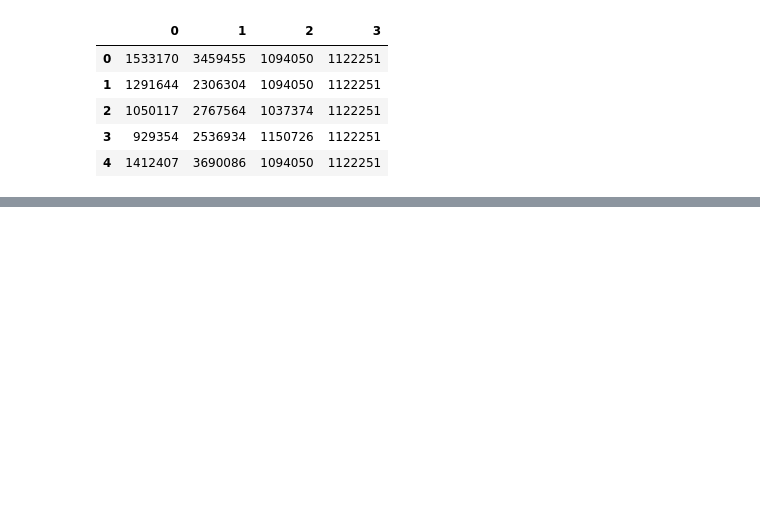
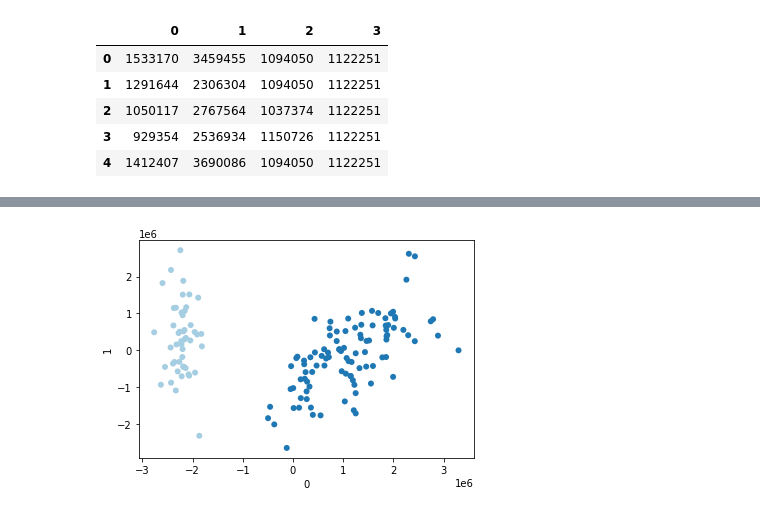
Before and after one commit to mdronski/agh-um-gaussian-mixture-models, a Jupyter notebook: notebooks/visualize_demo.ipynb, the cells around one changed output, grey strips where cells are left out. Cells and saved outputs as stored; diff of their text form; code cells hidden in the pictures; blank space fills up the shorter version.

```diff
--- a/notebooks/visualize_demo.ipynb
+++ b/notebooks/visualize_demo.ipynb
@@ -36,0 +44,7 @@ visualize(df2)
+# %%
+gm2 = GaussianMixture(n_components=2).fit(df2)
+res2 = gm2.predict(df2)
+# %%
+visualize(df2, res2)
+# %% [output]
+[figure, added]
```
Also changed, not shown: parts of 4 cells of this notebook, 1 other file.
